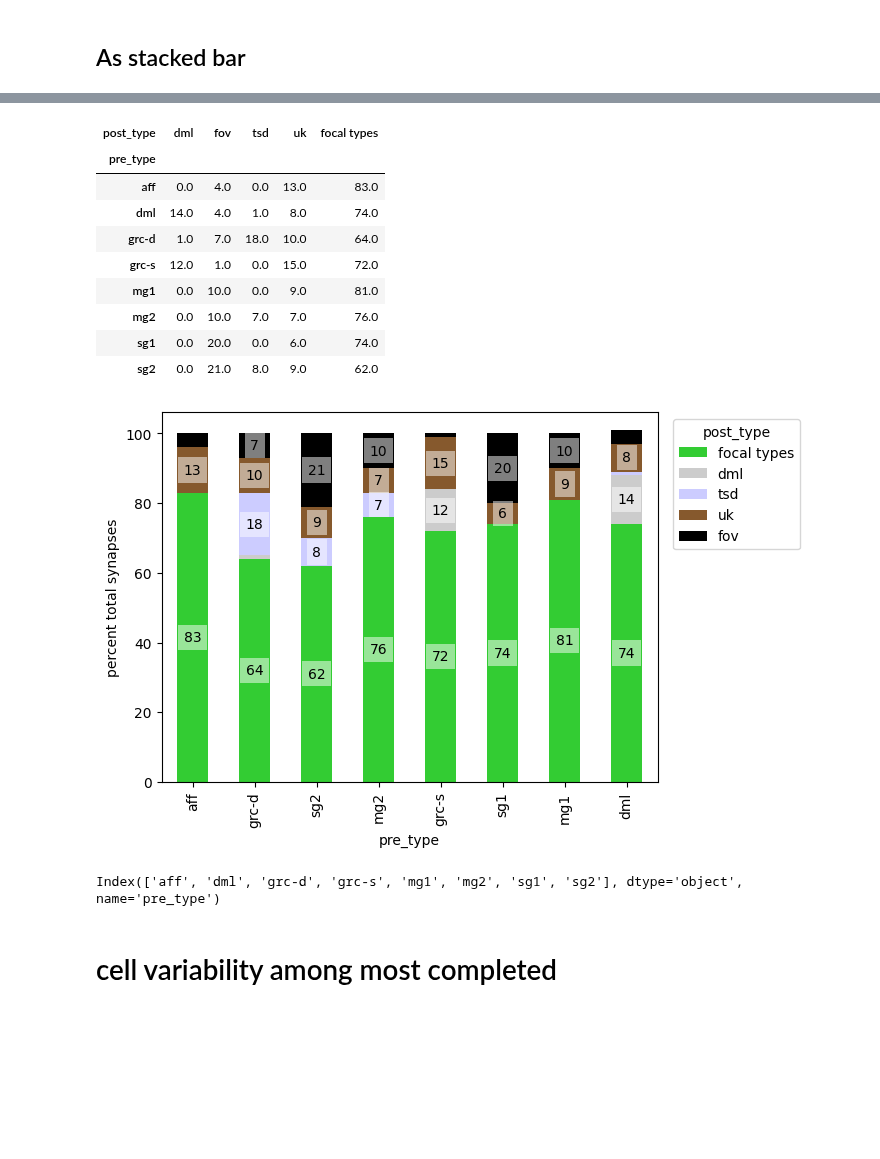
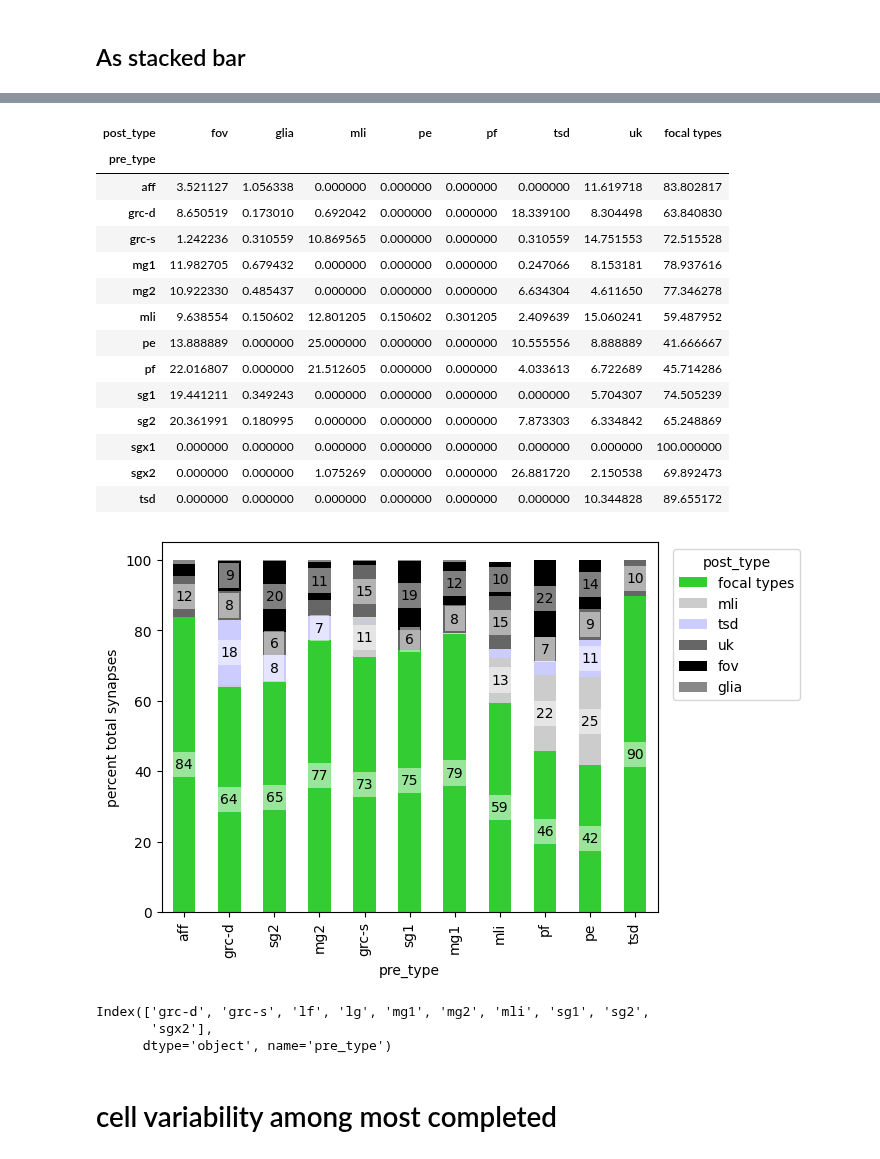
Before and after one commit to neurologic/eCREST, a Jupyter notebook: Connectivity.ipynb, the cells around one changed output, grey strips where cells are left out. Saved outputs shown, nothing was run; the diff lists cells and outputs as text; code cells hidden in the pictures; blank space fills up the shorter version.

```diff
--- a/Connectivity.ipynb
+++ b/Connectivity.ipynb
@@ -548,7 +637,7 @@ plt.tight_layout()
 all_types = set(df_edges['pre_type'].unique()) | set(df_edges['post_type'].unique()) #- set(['glia'])
 c_type_check = all_types #['mg1','mg2','sg1','sg2','grc']
 
-df_progress = pd.DataFrame(columns = ['id','type','soma-diam','n_syn','done','todo','completed'])
+df_progress = pd.DataFrame(columns = ['id','type','n_syn','done','todo','completed']) #'soma-diam',
 for c in df_edges['pre'].unique():
 
     if (df_edges[df_edges['pre'] == c]['pre_type'].unique()[0] in c_type_check):
@@ -906,9 +1016,10 @@ syn_colors = {
     'lf':'#c80080',
     'aff':'#ffc0cb',
     'tsd':'#ccccff',
-    'uk':'#86592d',
+    'uk':'#666666',
     'fov':'#000000',
     'focal types':'#33cc33',
     'pf':'#ffcce6',
-    'pe':'#ffcce6'
+    'pe':'#ffcce6',
+    'glia':'#888888'
 }
@@ -943,10 +1036,10 @@ matrix_normalized = res.reset_index().pivot(index='pre_type', columns='post_type
 
 if syn == 'post-synaptic':
     order_pre = ['grc-d','sg2','mg2','aff','grc-s','sg1','mg1','mli','pf','pe','tsd']#,'dml']#,'dml'] #['grc-d','sg2','mg2','lf','grc-s','sg1','mg1','lg','dml']
-    order_post = ['grc-d','sgx2','sg2','mg2','lf','grc-s','sgx1','sg1','mg1','lg','mli','pf','pe','tsd','uk','fov']
+    order_post = ['grc-d','sgx2','sg2','mg2','lf','grc-s','sgx1','sg1','mg1','lg','mli','pf','pe','tsd','uk','fov','glia']
 if syn == 'pre-synaptic':
-    order_pre = ['grc-d','sg2','mg2','lf','grc-s','sg1','mg1','lg']#,'dml'] #['grc-d','sg2','mg2','lf','grc-s','sg1','mg1','lg','dml']
-    order_post = ['aff','grc-d','sgx2','sg2','mg2','grc-s','sgx1','sg1','mg1']
+    order_pre = ['grc-d','mg2','lf','grc-s','mg1']#,'dml'] #['grc-d','sg2','mg2','lf','grc-s','sg1','mg1','lg','dml']
+    order_post = ['aff','grc-d','sgx2','sg2','mg2','grc-s','sgx1','sg1','mg1','mli','pf','pe','uk','fov','tsd']
 
 ax = matrix_normalized.loc[order_pre,order_post].plot.bar(stacked=True,color = syn_colors)
 
@@ -970,47 +1076,54 @@ df_combined_col.loc[:,'focal types'] = df_combined_col[columns_to_combine].sum(a
 # %%
 df_combined_col.drop(columns=columns_to_combine)
 # %% [output]
-| post_type | dml | fov | tsd | uk | focal types |
-| pre_type |  |  |  |  |  |
-| aff | 0.0 | 4.0 | 0.0 | 13.0 | 83.0 |
-| dml | 14.0 | 4.0 | 1.0 | 8.0 | 74.0 |
-| grc-d | 1.0 | 7.0 | 18.0 | 10.0 | 64.0 |
-| grc-s | 12.0 | 1.0 | 0.0 | 15.0 | 72.0 |
-| mg1 | 0.0 | 10.0 | 0.0 | 9.0 | 81.0 |
-| mg2 | 0.0 | 10.0 | 7.0 | 7.0 | 76.0 |
-| sg1 | 0.0 | 20.0 | 0.0 | 6.0 | 74.0 |
-| sg2 | 0.0 | 21.0 | 8.0 | 9.0 | 62.0 |
+| post_type | fov | glia | mli | pe | pf | tsd | uk | focal types |
+| pre_type |  |  |  |  |  |  |  |  |
+| aff | 3.521127 | 1.056338 | 0.000000 | 0.000000 | 0.000000 | 0.000000 | 11.619718 | 83.802817 |
+| grc-d | 8.650519 | 0.173010 | 0.692042 | 0.000000 | 0.000000 | 18.339100 | 8.304498 | 63.840830 |
+| grc-s | 1.242236 | 0.310559 | 10.869565 | 0.000000 | 0.000000 | 0.310559 | 14.751553 | 72.515528 |
+| mg1 | 11.982705 | 0.679432 | 0.000000 | 0.000000 | 0.000000 | 0.247066 | 8.153181 | 78.937616 |
+| mg2 | 10.922330 | 0.485437 | 0.000000 | 0.000000 | 0.000000 | 6.634304 | 4.611650 | 77.346278 |
+| mli | 9.638554 | 0.150602 | 12.801205 | 0.150602 | 0.301205 | 2.409639 | 15.060241 | 59.487952 |
+| pe | 13.888889 | 0.000000 | 25.000000 | 0.000000 | 0.000000 | 10.555556 | 8.888889 | 41.666667 |
+| pf | 22.016807 | 0.000000 | 21.512605 | 0.000000 | 0.000000 | 4.033613 | 6.722689 | 45.714286 |
+| sg1 | 19.441211 | 0.349243 | 0.000000 | 0.000000 | 0.000000 | 0.000000 | 5.704307 | 74.505239 |
+| sg2 | 20.361991 | 0.180995 | 0.000000 | 0.000000 | 0.000000 | 7.873303 | 6.334842 | 65.248869 |
+| sgx1 | 0.000000 | 0.000000 | 0.000000 | 0.000000 | 0.000000 | 0.000000 | 0.000000 | 100.000000 |
+| sgx2 | 0.000000 | 0.000000 | 1.075269 | 0.000000 | 0.000000 | 26.881720 | 2.150538 | 69.892473 |
+| tsd | 0.000000 | 0.000000 | 0.000000 | 0.000000 | 0.000000 | 0.000000 | 10.344828 | 89.655172 |
 # %%
-columns_to_combine=['grc-d', 'grc-s', 'lf', 'lg', 'mg1', 'mg2', 'sg1', 'sg2', 'sgx1', 'sgx2']
+
 df_combined_col = deepcopy(matrix_normalized)
 df_combined_col['focal types'] = df_combined_col[columns_to_combine].sum(axis=1)
 
 # Drop the specified columns
 df_combined_col.drop(columns=columns_to_combine,inplace=True)
 
-order_pre = ['aff','grc-d','sg2','mg2','grc-s','sg1','mg1','dml']#,'dml'] #['grc-d','sg2','mg2','lf','grc-s','sg1','mg1','lg','dml']
-order_post = ['focal types','dml','tsd','uk','fov']
+order_pre = ['aff','grc-d','sg2','mg2','grc-s','sg1','mg1','mli','pf','pe','tsd']#,'dml'] #['grc-d','sg2','mg2','lf','grc-s','sg1','mg1','lg','dml']
+order_post = ['focal types','mli','tsd','uk','fov','glia']
 
 ax = df_combined_col.loc[order_pre,order_post].plot.bar(stacked=True,color = syn_colors)
 
 for p in ax.patches:
     width, height = p.get_width(), p.get_height()
     x, y = p.get_xy()
     if height >= 5:
         t = ax.text(x+width/2,
                 y+height/2,
                 f'{height:.0f}',
                 horizontalalignment='center',
                 verticalalignment='center')
         t.set_bbox(dict(facecolor='white', alpha=0.5, edgecolor = 'None'))
 sns.move_legend(ax, "upper right", bbox_to_anchor=(1.3, 1))
 ax.set_ylabel('percent total synapses');
 # %% [output]
-[figure, old version]
+[figure, new version]
 # %%
 matrix_normalized.index
 # %% [output]
-Index(['aff', 'dml', 'grc-d', 'grc-s', 'mg1', 'mg2', 'sg1', 'sg2'], dtype='object', name='pre_type')
+Index(['grc-d', 'grc-s', 'lf', 'lg', 'mg1', 'mg2', 'mli', 'sg1', 'sg2',
+       'sgx2'],
+      dtype='object', name='pre_type')
 # %% [markdown]
 # cell variability among most completed
 # %%
```
Also changed, not shown: parts of 47 cells of this notebook, 7 other files.
